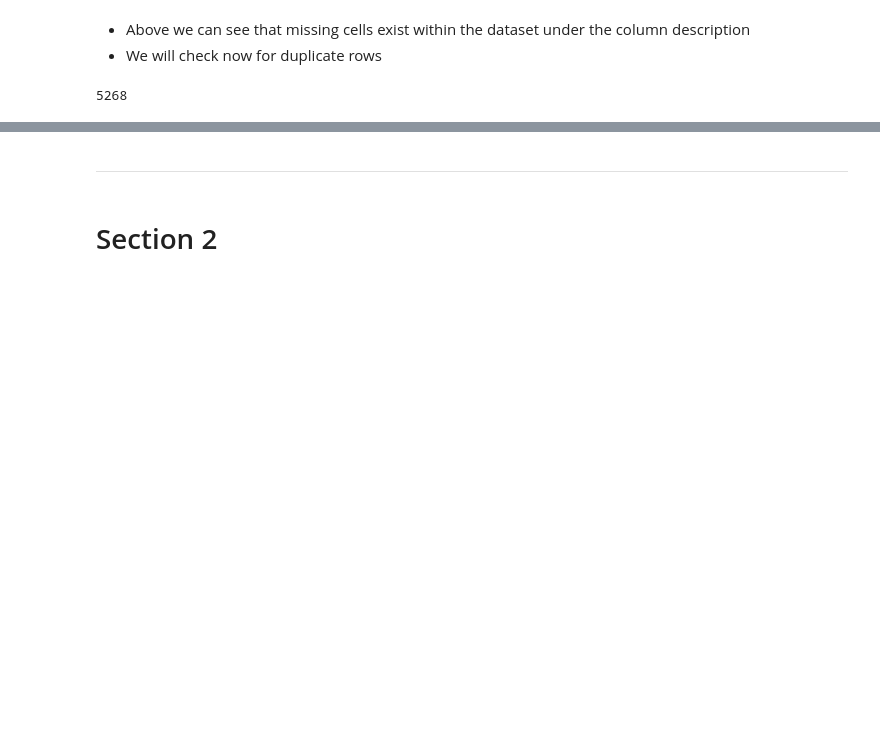
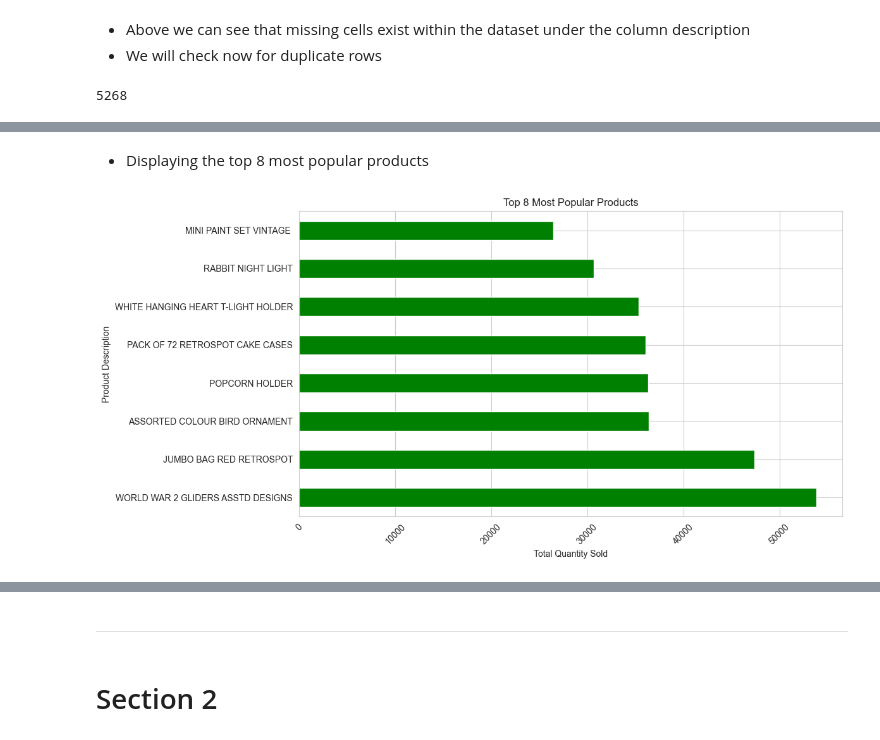
Before and after one commit to mobess12/Hackathon1, a Jupyter notebook: jupyter_notebooks/ETL.ipynb, the cells around one changed output, grey strips where cells are left out. Cells and saved outputs as stored; diff of their text form; code cells hidden in the pictures; blank space fills up the shorter version.

```diff
--- a/jupyter_notebooks/ETL.ipynb
+++ b/jupyter_notebooks/ETL.ipynb
@@ -110,0 +272,15 @@ df.duplicated().sum()
+# %% [markdown]
+* Displaying the top 8 most popular products
+# %%
+popular_products = clean_data.groupby('Description')['Quantity'].sum().sort_values(ascending=False).head(8) #group description and quantity to get top 8
+
+plt.figure(figsize=(12,6)) #size
+popular_products.plot(kind='barh', color='green') #horizontal bar plot with green bars
+plt.title('Top 8 Most Popular Products') # title
+plt.xlabel('Total Quantity Sold') #label
+plt.ylabel('Product Description') #label
+plt.xticks(rotation=45) #rotate labels
+plt.tight_layout()
+plt.show()
+# %% [output]
+[figure, added]
```
Also changed, not shown: parts of 21 cells of this notebook, 2 other files.
